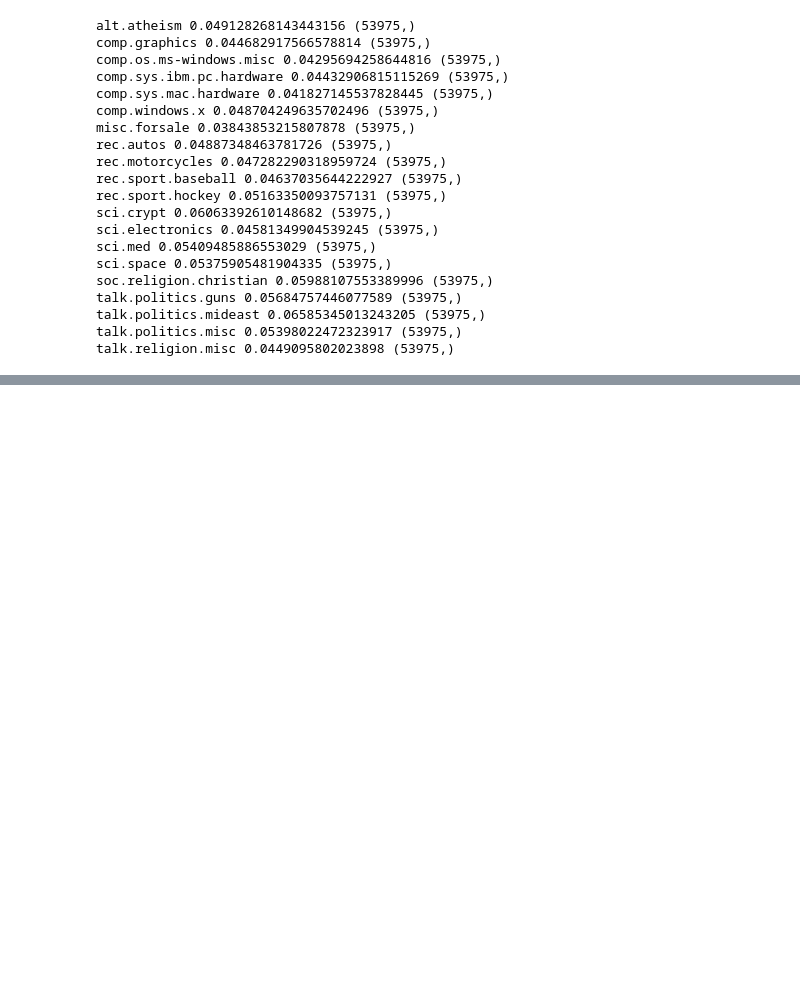
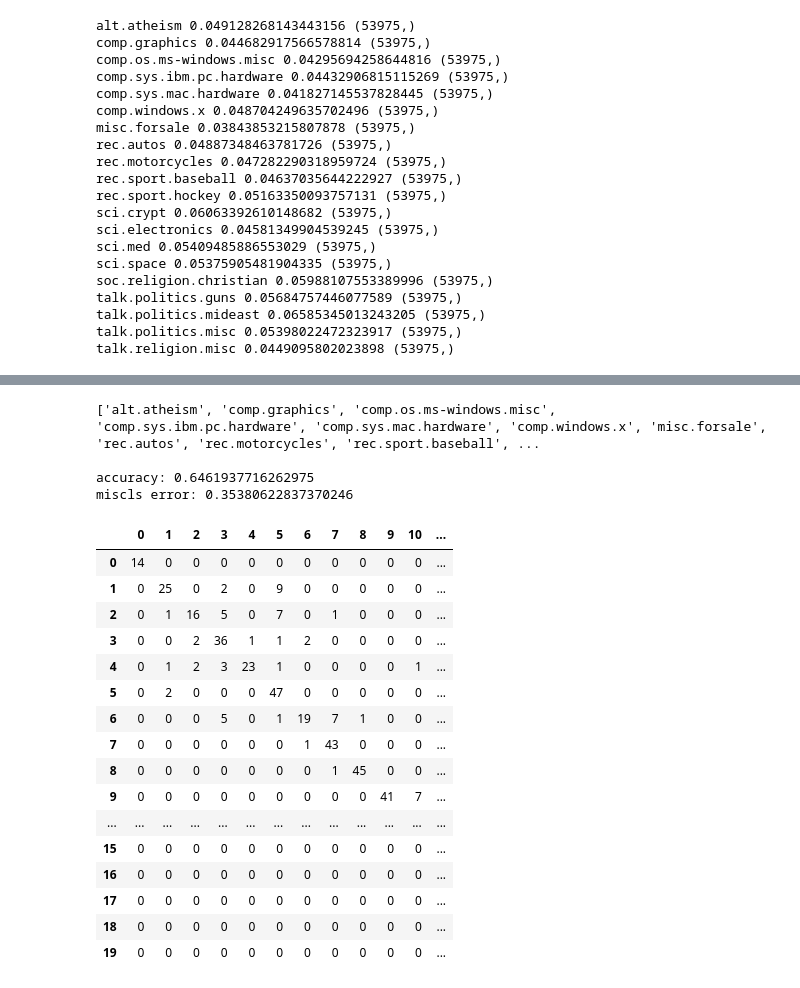
Before and after one commit to Kasparow/ml_project, a Jupyter notebook: task2.ipynb, the cells around one changed output, grey strips where cells are left out. Saved outputs shown, nothing was run; the diff lists cells and outputs as text; code cells hidden in the pictures; blank space fills up the shorter version.

```diff
--- a/task2.ipynb
+++ b/task2.ipynb
@@ -348,0 +438,34 @@ talk.religion.misc 0.0449095802023898 (53975,)
+# %%
+y_true, y_pred = predictor(X_csr, test_index_ranges, naive_bayes_model)
+# %%
+# now we have test set results, lets present them below
+accuracy = accuracy_score(y_true, y_pred)
+miscls_error = 1-accuracy
+print(groups)
+print("\naccuracy:", accuracy)
+print("miscls error:", miscls_error)
+
+confusion = confusion_matrix(y_true, y_pred)
+pd.DataFrame(confusion)
+# %% [output]
+['alt.atheism', 'comp.graphics', 'comp.os.ms-windows.misc', 'comp.sys.ibm.pc.hardware', 'comp.sys.mac.hardware', 'comp.windows.x', 'misc.forsale', 'rec.autos', 'rec.motorcycles', 'rec.sport.baseball', ...
+
+accuracy: 0.6461937716262975
+miscls error: 0.35380622837370246
+|  | 0 | 1 | 2 | 3 | 4 | 5 | 6 | 7 | 8 | 9 | 10 | ... |
+| 0 | 14 | 0 | 0 | 0 | 0 | 0 | 0 | 0 | 0 | 0 | 0 | ... |
+| 1 | 0 | 25 | 0 | 2 | 0 | 9 | 0 | 0 | 0 | 0 | 0 | ... |
+| 2 | 0 | 1 | 16 | 5 | 0 | 7 | 0 | 1 | 0 | 0 | 0 | ... |
+| 3 | 0 | 0 | 2 | 36 | 1 | 1 | 2 | 0 | 0 | 0 | 0 | ... |
+| 4 | 0 | 1 | 2 | 3 | 23 | 1 | 0 | 0 | 0 | 0 | 1 | ... |
+| 5 | 0 | 2 | 0 | 0 | 0 | 47 | 0 | 0 | 0 | 0 | 0 | ... |
+| 6 | 0 | 0 | 0 | 5 | 0 | 1 | 19 | 7 | 1 | 0 | 0 | ... |
+| 7 | 0 | 0 | 0 | 0 | 0 | 0 | 1 | 43 | 0 | 0 | 0 | ... |
+| 8 | 0 | 0 | 0 | 0 | 0 | 0 | 0 | 1 | 45 | 0 | 0 | ... |
+| 9 | 0 | 0 | 0 | 0 | 0 | 0 | 0 | 0 | 0 | 41 | 7 | ... |
+| ... | ... | ... | ... | ... | ... | ... | ... | ... | ... | ... | ... | ... |
+| 15 | 0 | 0 | 0 | 0 | 0 | 0 | 0 | 0 | 0 | 0 | 0 | ... |
+| 16 | 0 | 0 | 0 | 0 | 0 | 0 | 0 | 0 | 0 | 0 | 0 | ... |
+| 17 | 0 | 0 | 0 | 0 | 0 | 0 | 0 | 0 | 0 | 0 | 0 | ... |
+| 18 | 0 | 0 | 0 | 0 | 0 | 0 | 0 | 0 | 0 | 0 | 0 | ... |
+| 19 | 0 | 0 | 0 | 0 | 0 | 0 | 0 | 0 | 0 | 0 | 0 | ... |
```
Also changed, not shown: parts of 6 cells of this notebook.
